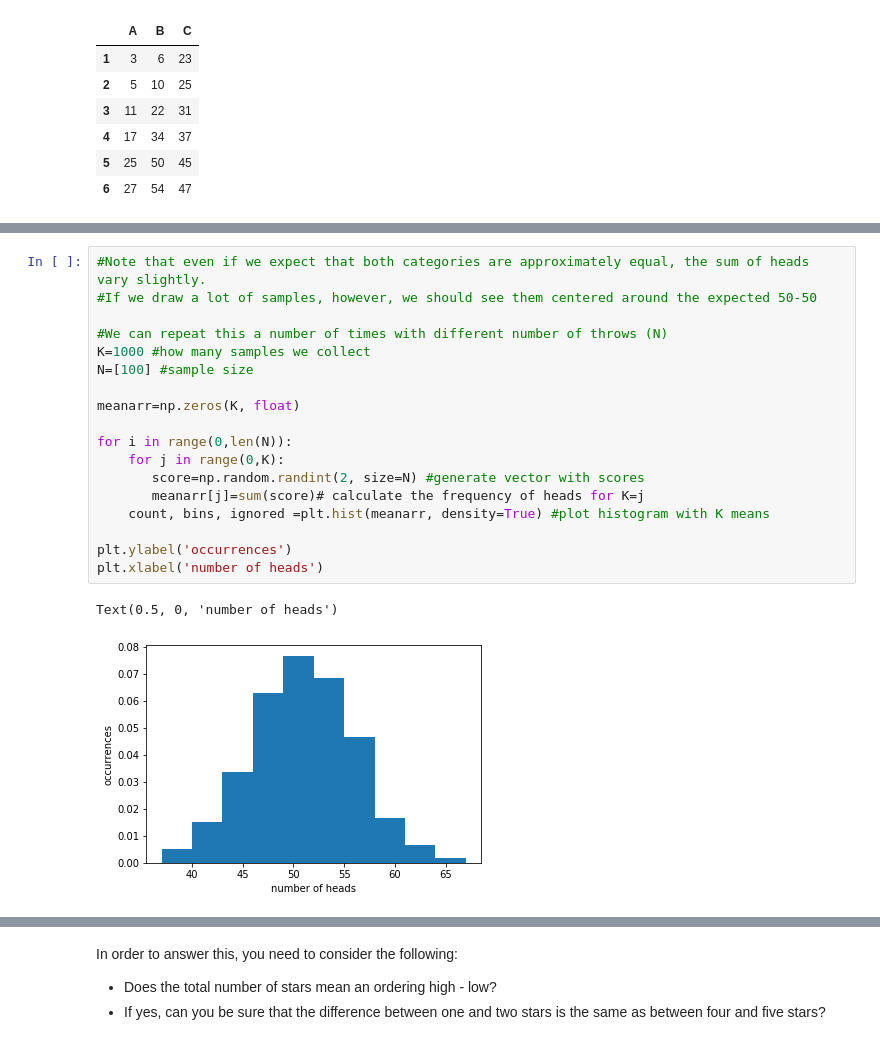
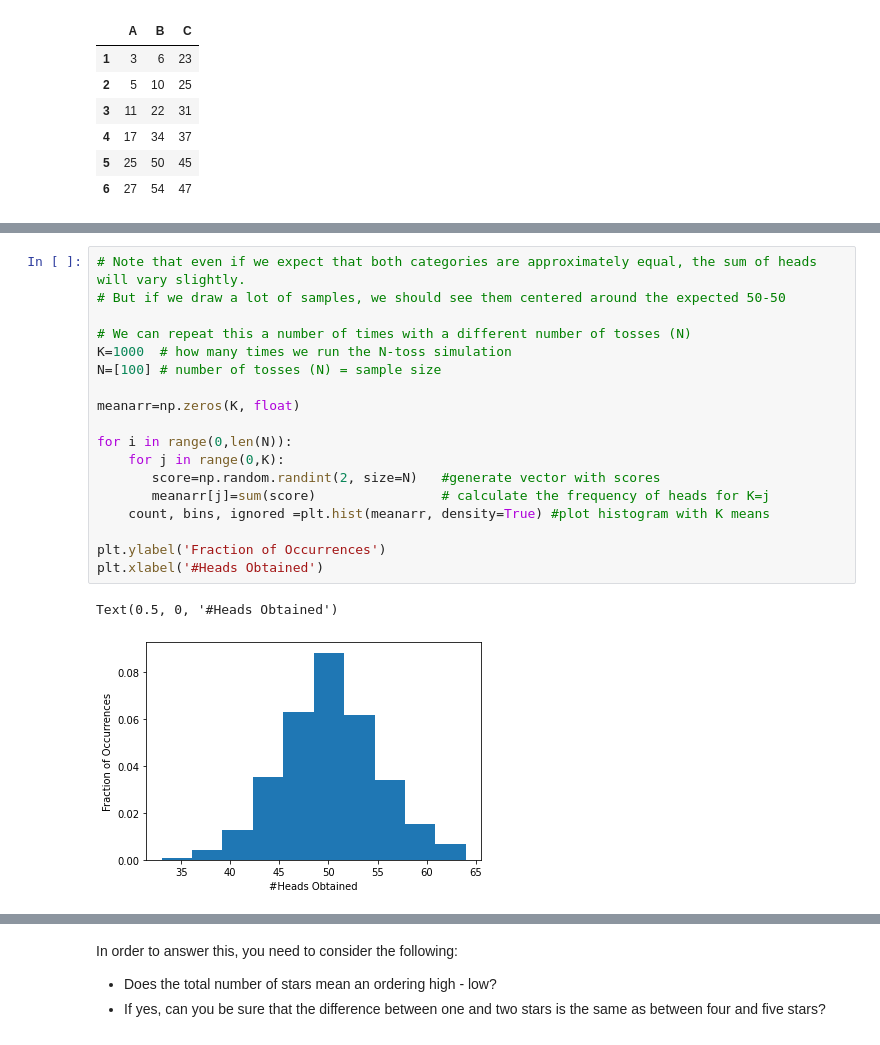
Before and after one commit to sofiadahl/Design_and_Analysis_of_Experiments, a Jupyter notebook: DAE1_Variables.ipynb, the cells around one changed output, grey strips where cells are left out. Saved outputs shown, nothing was run; the diff lists cells and outputs as text.

```diff
--- a/DAE1_Variables.ipynb
+++ b/DAE1_Variables.ipynb
@@ -158,23 +162,23 @@ sum(score) #this is ratio scale
 # %%
-#Note that even if we expect that both categories are approximately equal, the sum of heads vary slightly.
-#If we draw a lot of samples, however, we should see them centered around the expected 50-50
+# Note that even if we expect that both categories are approximately equal, the sum of heads will vary slightly.
+# But if we draw a lot of samples, we should see them centered around the expected 50-50
 
-#We can repeat this a number of times with different number of throws (N)
-K=1000 #how many samples we collect
-N=[100] #sample size
+# We can repeat this a number of times with a different number of tosses (N)
+K=1000  # how many times we run the N-toss simulation
+N=[100] # number of tosses (N) = sample size
 
 meanarr=np.zeros(K, float)
 
 for i in range(0,len(N)):
     for j in range(0,K):
-       score=np.random.randint(2, size=N) #generate vector with scores
-       meanarr[j]=sum(score)# calculate the frequency of heads for K=j
+       score=np.random.randint(2, size=N)   #generate vector with scores
+       meanarr[j]=sum(score)                # calculate the frequency of heads for K=j
     count, bins, ignored =plt.hist(meanarr, density=True) #plot histogram with K means
 
-plt.ylabel('occurrences')
-plt.xlabel('number of heads')
+plt.ylabel('Fraction of Occurrences')
+plt.xlabel('#Heads Obtained')
 # %% [output]
-Text(0.5, 0, 'number of heads')
+Text(0.5, 0, '#Heads Obtained')
-[figure, old version]
+[figure, new version]
 # %% [markdown]
 ### Try out 2:
```
Also changed, not shown: parts of 12 cells of this notebook.
